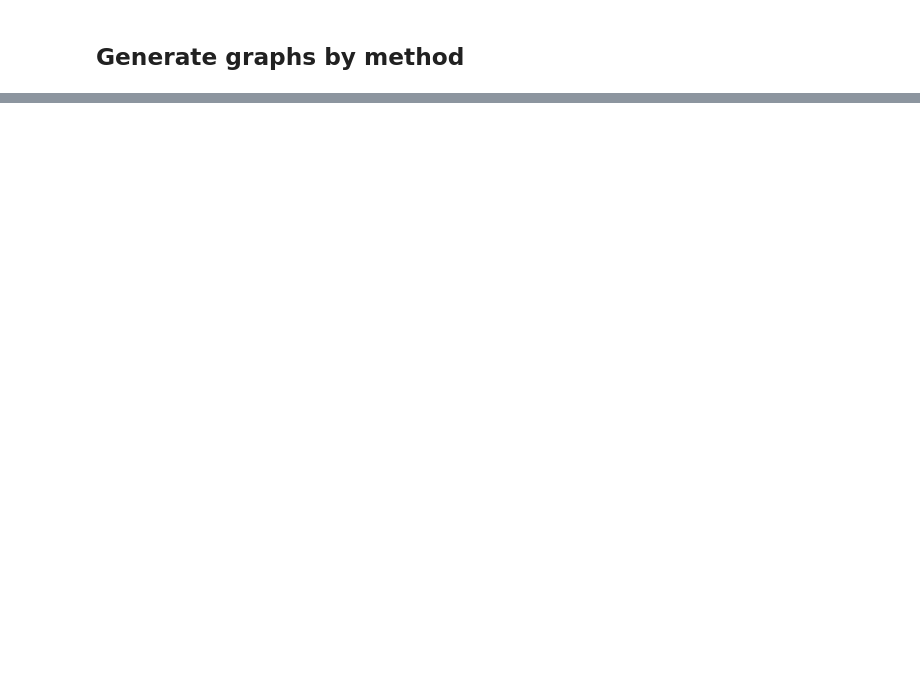
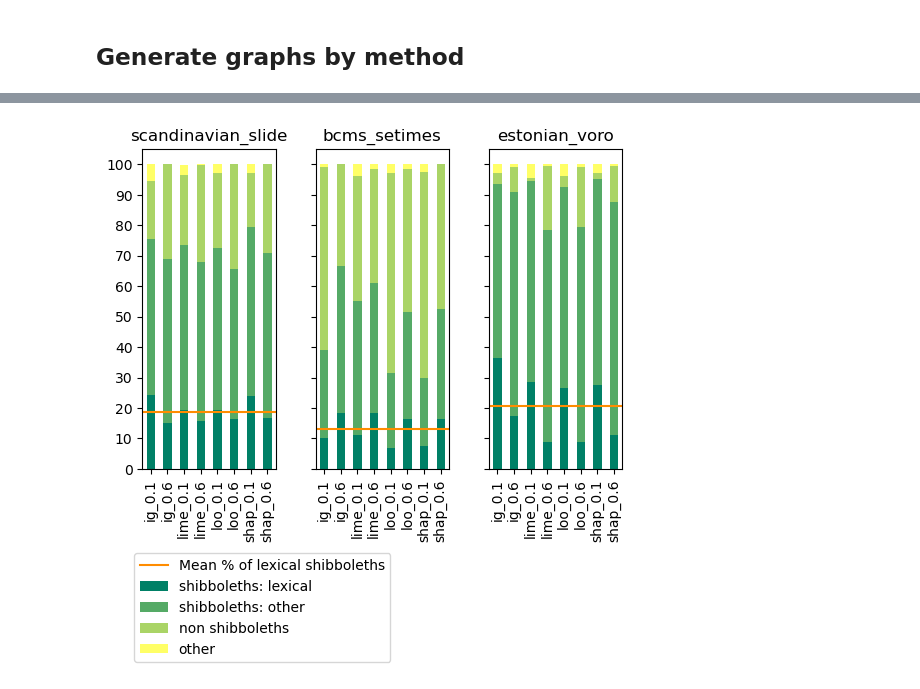
Before and after one commit to Helsinki-NLP/shibboleth, a Jupyter notebook: manual_eval/annotation_analysis_gh.ipynb, the cells around one changed output, grey strips where cells are left out. Cells and saved outputs as stored; diff of their text form; code cells hidden in the pictures; blank space fills up the shorter version.

```diff
--- a/manual_eval/annotation_analysis_gh.ipynb
+++ b/manual_eval/annotation_analysis_gh.ipynb
@@ -583,3 +1307,7 @@ all_overview[all_overview['method'] == 'loo_0.6'].set_index('dataset').plot(kind
 # %%
 import matplotlib.cm as cm
 import numpy as np
+# %%
+mean_lex_df = all_overview[all_overview['method'] == 'average'] #reset_index(names=['dataset'])
+mean_lex_df.set_index('dataset', inplace=True)
+mean_lex_df
@@ -585,0 +1324,11 @@ import numpy as np
+# %%
+mean_ev = mean_lex_df.loc['estonian_voro', 'shibboleths: lexical']
+mean_twit = mean_lex_df.loc['bcms_twitter', 'shibboleths: lexical']
+mean_set = mean_lex_df.loc['bcms_setimes', 'shibboleths: lexical']
+mean_suomi24 = mean_lex_df.loc['finnish_suomi24', 'shibboleths: lexical']
+mean_jodel = mean_lex_df.loc['german_jodel', 'shibboleths: lexical']
+mean_greek = mean_lex_df.loc['greek_dialects', 'shibboleths: lexical']
+mean_slide = mean_lex_df.loc['scandinavian_slide', 'shibboleths: lexical']
+# %%
+all_overview = all_overview[all_overview['method'] != 'average']
+all_overview
@@ -586,24 +1353,35 @@ import numpy as np
 # %%
-fig, axes = plt.subplots(nrows=1, ncols=3, sharey='row', figsize=(5,4))
+fig, axes = plt.subplots(nrows=1, ncols=3, sharey='row', figsize=(6,4))
 all_overview[all_overview['dataset'] == 'scandinavian_slide'].set_index('method').plot(kind='bar', stacked=True, title="scandinavian_slide",  colormap="summer", ax=axes[0], legend=False)
 all_overview[all_overview['dataset'] == 'bcms_setimes'].set_index('method').plot(kind='bar', stacked=True, title="bcms_setimes",  colormap="summer", ax=axes[1], legend=False)
 all_overview[all_overview['dataset'] == 'estonian_voro'].set_index('method').plot(kind='bar', stacked=True, title="estonian_voro",  colormap="summer", ax=axes[2], legend=False)
 
 axes[0].set_yticks(range(0, 105, 10))
 axes[0].set_ylim(0, 105)
 
 axes[0].set_xlabel(None)
 axes[1].set_xlabel(None)
+axes[2].set_xlabel(None)
+
+## adding mean line
+axes[0].axhline(mean_slide, color='darkorange', linestyle='-')
+#axes[0].text(0, mean_slide + 0.2, f'{mean_slide:.2f}', color='darkorange', weight='bold')
+axes[1].axhline(mean_set, color='darkorange', linestyle='-', label='Mean % of lexical shibboleths')
+#axes[1].text(0, mean_set + 0.2, f'{mean_set:.2f}', color='darkorange')
+axes[2].axhline(mean_ev, color='darkorange', linestyle='-')
+#axes[2].text(0, mean_ev + 0.2, f'{mean_ev:.2f}', color='darkorange')
 
 ax=axes[1]
 handles, labels = ax.get_legend_handles_labels()
 #fig.legend(handles, labels, loc='upper center')
-plt.legend(handles, labels, loc='lower center', bbox_to_anchor=(1.2, 0.7), bbox_transform=plt.gcf().transFigure)
+plt.legend(handles, labels, loc='lower center', bbox_to_anchor=(0.3, -0.4), bbox_transform=plt.gcf().transFigure)
 plt.subplots_adjust(left=0.1, right=0.9,
                     top=0.9, bottom=0.1,
                     wspace=0.3, hspace=0.5
                    )
 fig.figure.savefig('experiment1-overview.pdf', bbox_inches='tight')
+# %% [output]
+[figure, added]
 # %%
 fig, axes = plt.subplots(nrows=1, ncols=4, sharey='row', figsize=(10,4))
 all_overview[all_overview['dataset'] == 'bcms_twitter'].set_index('method').plot(kind='bar', stacked=True, title="bcms_twitter",  colormap="summer", ax=axes[0], legend=False)
```
Also changed, not shown: parts of 203 cells of this notebook.
